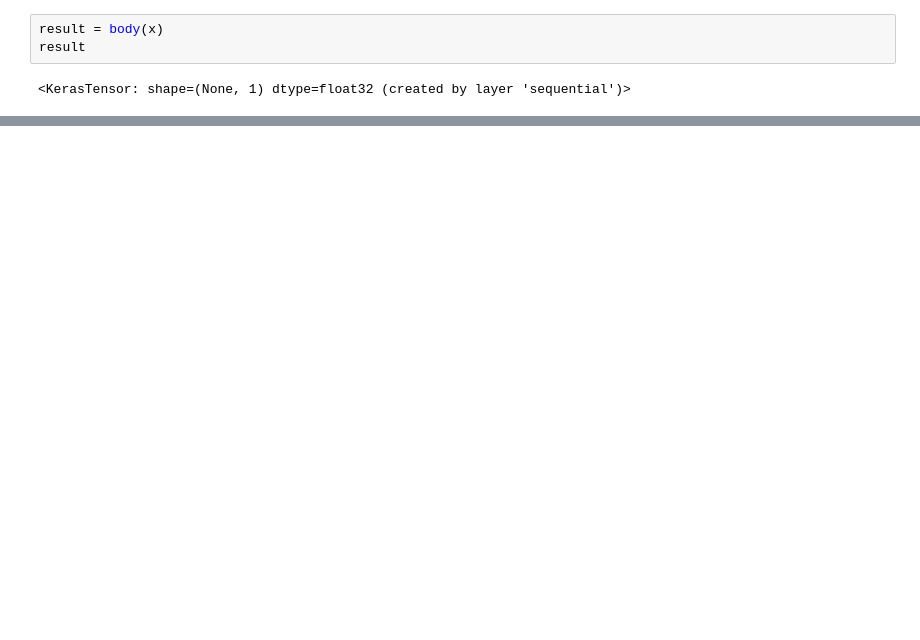
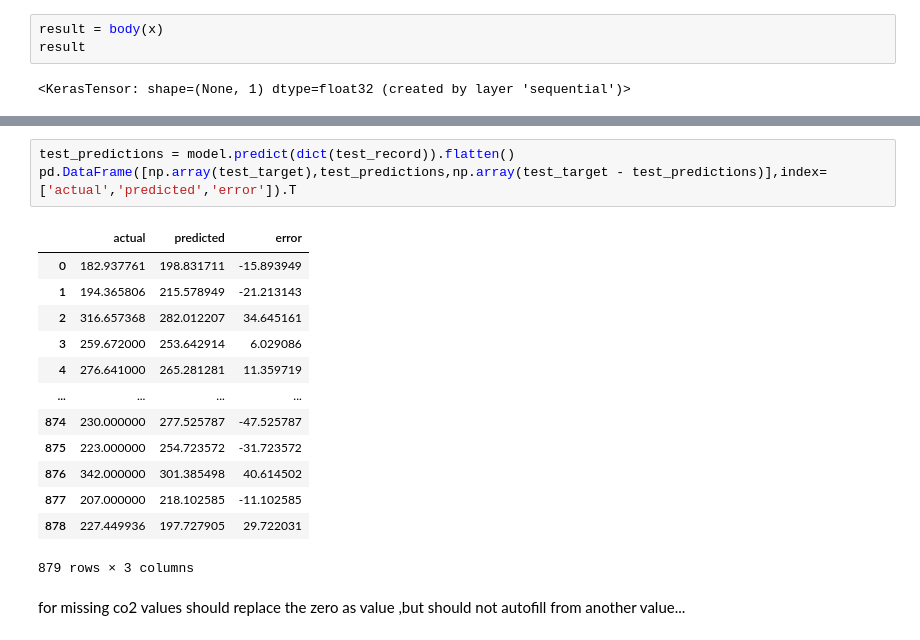
Before and after one commit to TharinduGee/Prediction_Models, a Jupyter notebook: Carbon_Emission_Predictor_Full_Model.ipynb, the cells around one changed output, grey strips where cells are left out. Cells and saved outputs as stored; diff of their text form; blank space fills up the shorter version.

```diff
--- a/Carbon_Emission_Predictor_Full_Model.ipynb
+++ b/Carbon_Emission_Predictor_Full_Model.ipynb
@@ -234,0 +229,19 @@ model.summary()
+# %%
+test_predictions = model.predict(dict(test_record)).flatten()
+pd.DataFrame([np.array(test_target),test_predictions,np.array(test_target - test_predictions)],index=['actual','predicted','error']).T
+# %% [output]
+|  | actual | predicted | error |
+| 0 | 182.937761 | 198.831711 | -15.893949 |
+| 1 | 194.365806 | 215.578949 | -21.213143 |
+| 2 | 316.657368 | 282.012207 | 34.645161 |
+| 3 | 259.672000 | 253.642914 | 6.029086 |
+| 4 | 276.641000 | 265.281281 | 11.359719 |
+| ... | ... | ... | ... |
+| 874 | 230.000000 | 277.525787 | -47.525787 |
+| 875 | 223.000000 | 254.723572 | -31.723572 |
+| 876 | 342.000000 | 301.385498 | 40.614502 |
+| 877 | 207.000000 | 218.102585 | -11.102585 |
+| 878 | 227.449936 | 197.727905 | 29.722031 |
+879 rows × 3 columns
+# %% [markdown]
+for missing co2 values should replace the zero as value ,but should not autofill from another value...
```
Also changed, not shown: parts of 33 cells of this notebook.
